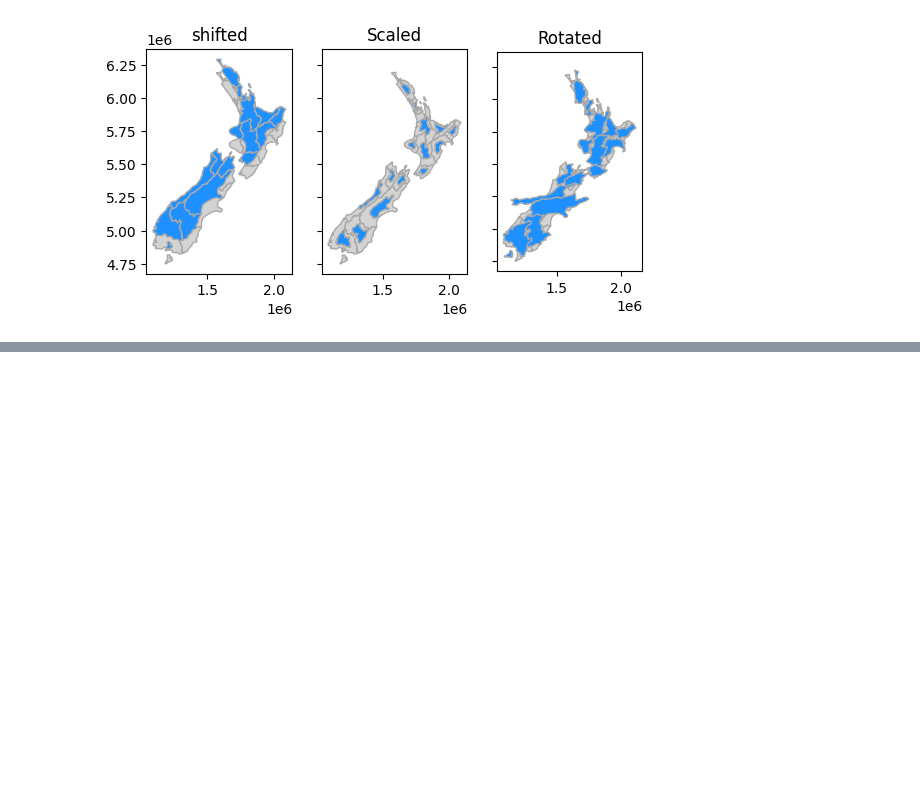
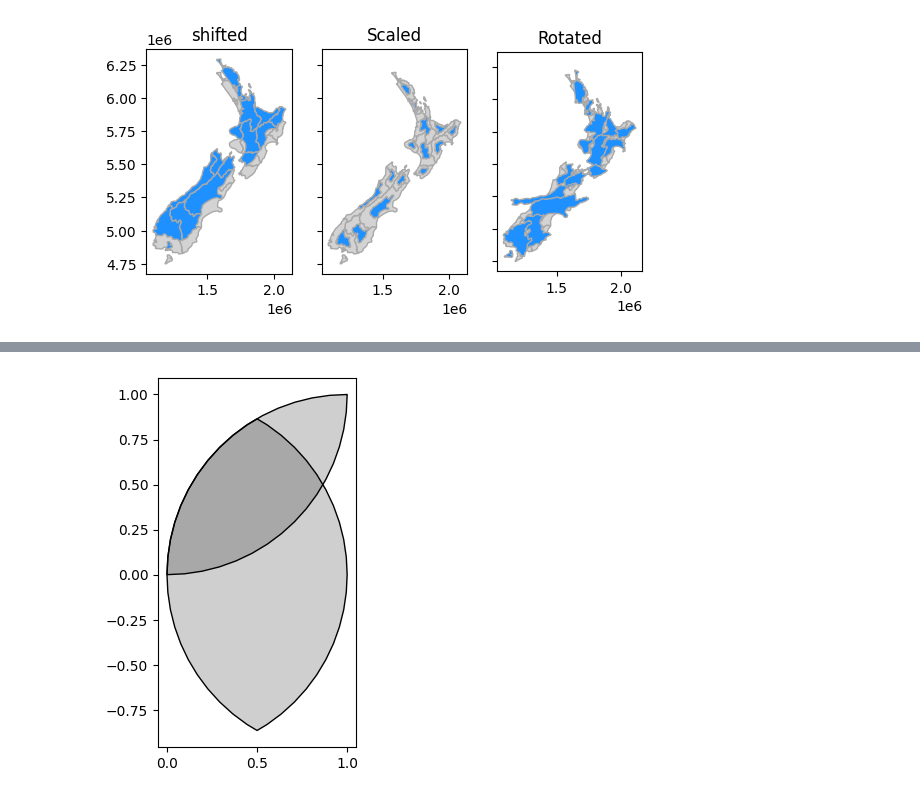
Before and after one commit to CropPixels/books, a Jupyter notebook: geocomp_python/geometry_operations.ipynb, the cells around one changed output, grey strips where cells are left out. Cells and saved outputs as stored; diff of their text form; code cells hidden in the pictures; blank space fills up the shorter version.

```diff
--- a/geocomp_python/geometry_operations.ipynb
+++ b/geocomp_python/geometry_operations.ipynb
@@ -106,0 +149,6 @@ plt.show()
+# %%
+geom_inter_y = geom.intersection(y)
+geom_inter_y.plot(color='#00000030', edgecolor='black')
+plt.show()
+# %% [output]
+[figure, added]
```
Also changed, not shown: parts of 27 cells of this notebook.
